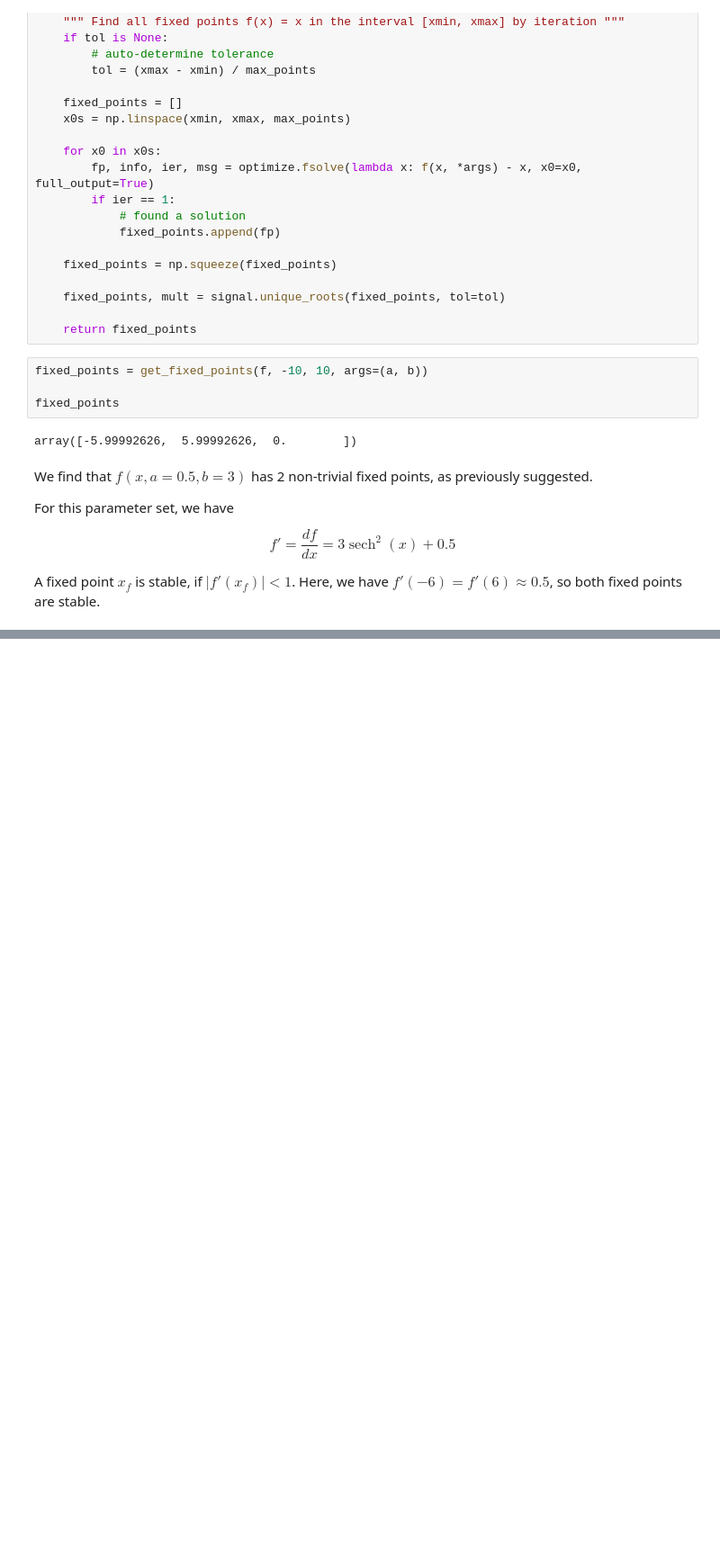
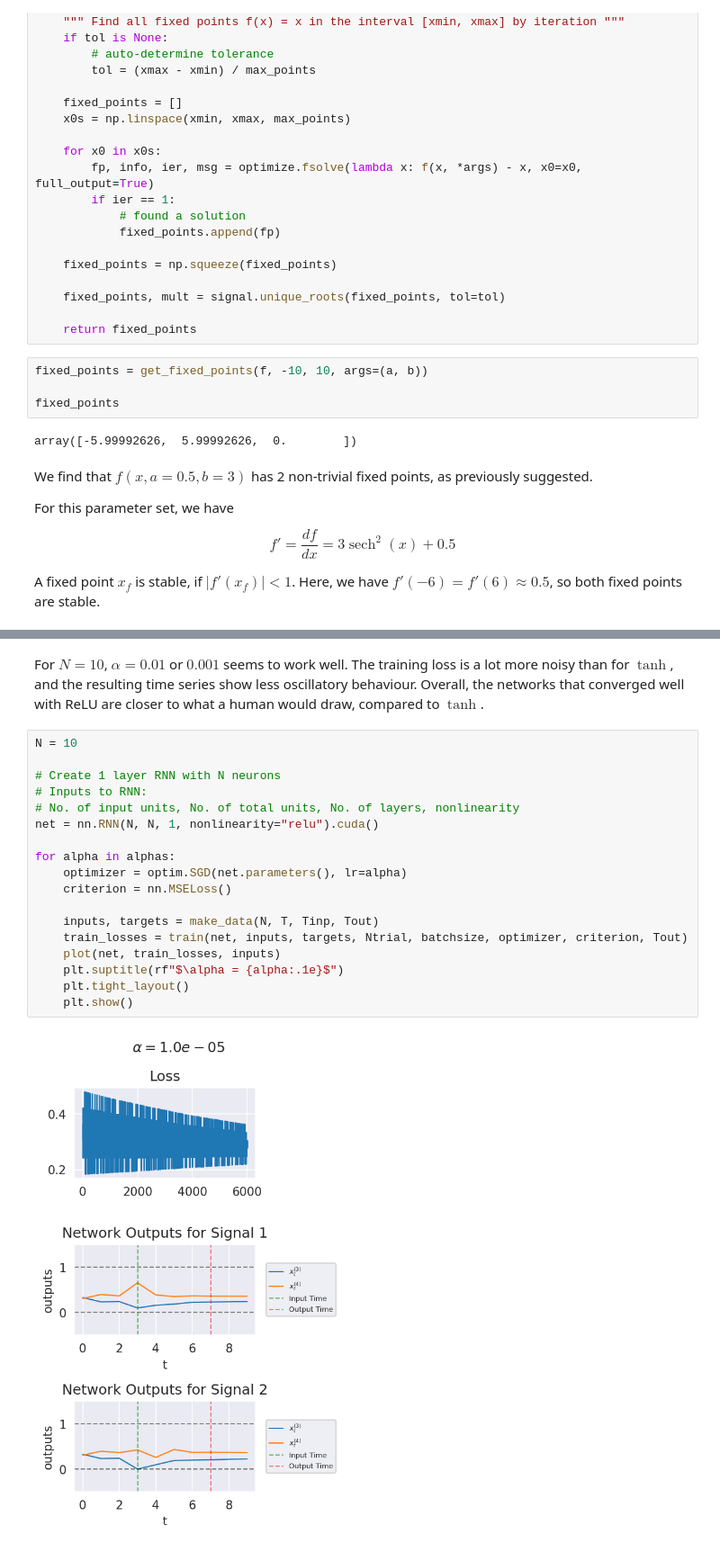
Before and after one commit to LarsKue/TSA-RNN, a Jupyter notebook: ex08/ex08.ipynb, the cells around one changed output, grey strips where cells are left out. Shown at 90% size. Saved outputs shown, nothing was run; the diff lists cells and outputs as text; blank space fills up the shorter version.

```diff
--- a/ex08/ex08.ipynb
+++ b/ex08/ex08.ipynb
@@ -141,0 +352,22 @@ A fixed point $x_f$ is stable, if $\vert f'(x_f) \vert < 1$. Here, we have $f'(-
+# %% [markdown]
+For $N = 10$, $\alpha = 0.01$ or $0.001$ seems to work well. The training loss is a lot more noisy than for $\tanh$, and the resulting time series show less oscillatory behaviour. Overall, the networks that converged well with ReLU are closer to what a human would draw, compared to $\tanh$.
+# %%
+N = 10
+
+# Create 1 layer RNN with N neurons
+# Inputs to RNN:
+# No. of input units, No. of total units, No. of layers, nonlinearity
+net = nn.RNN(N, N, 1, nonlinearity="relu").cuda()
+
+for alpha in alphas:
+    optimizer = optim.SGD(net.parameters(), lr=alpha)
+    criterion = nn.MSELoss()
+
+    inputs, targets = make_data(N, T, Tinp, Tout)
+    train_losses = train(net, inputs, targets, Ntrial, batchsize, optimizer, criterion, Tout)
+    plot(net, train_losses, inputs)
+    plt.suptitle(rf"$\alpha = {alpha:.1e}$")
+    plt.tight_layout()
+    plt.show()
+# %% [output]
+[figure, added]
```
Also changed, not shown: parts of 14 cells of this notebook, 1 other file.
